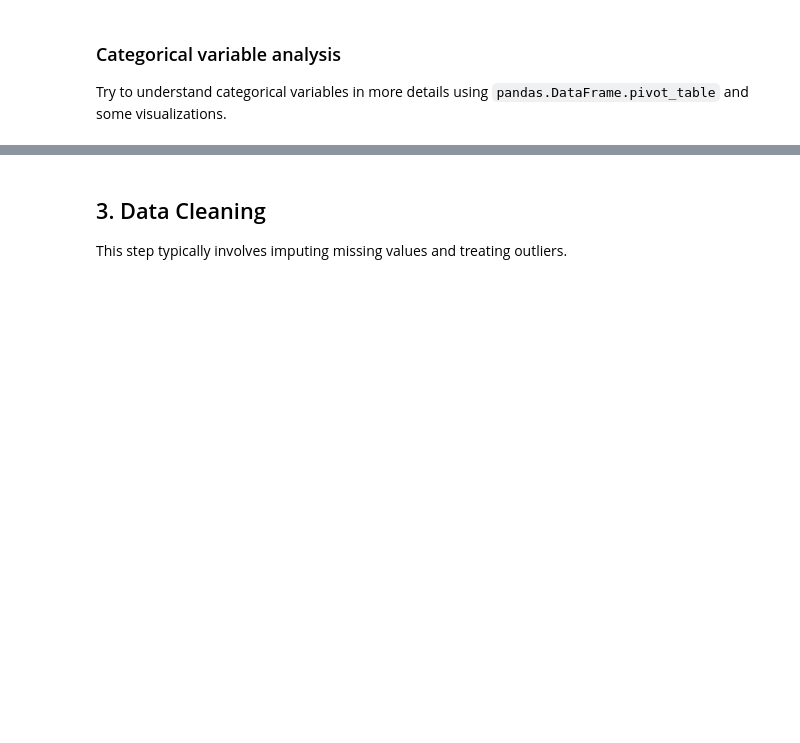
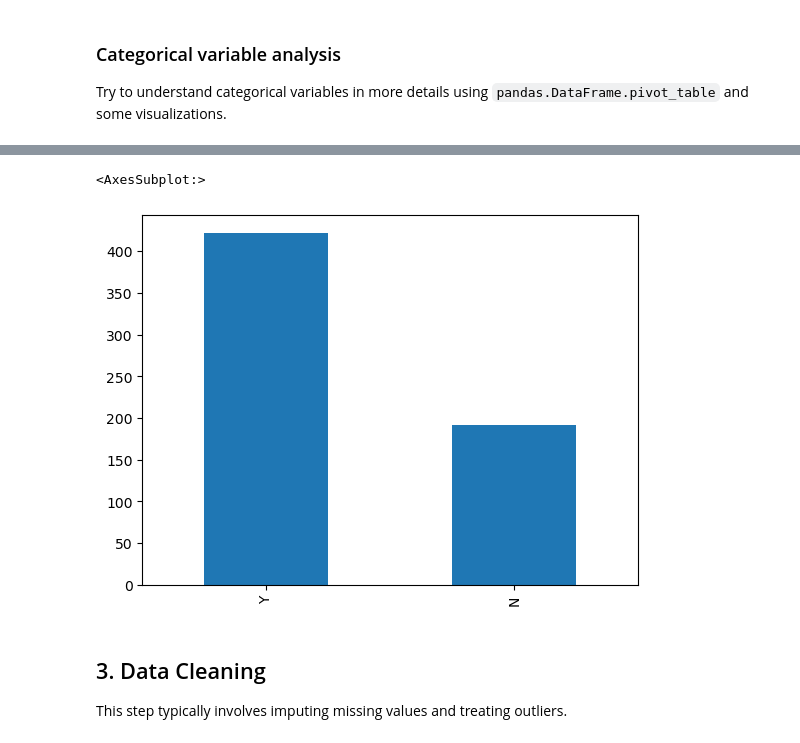
Before and after one commit to dimitrisalavaci/Deployment, a Jupyter notebook: notebooks/instructions.ipynb, the cells around one changed output, grey strips where cells are left out. Cells and saved outputs as stored; diff of their text form; code cells hidden in the pictures; blank space fills up the shorter version.

```diff
--- a/notebooks/instructions.ipynb
+++ b/notebooks/instructions.ipynb
@@ -252,3 +296,8 @@ Try to understand categorical variables in more details using `pandas.DataFrame.
+# %%
+df['Loan_Status'].value_counts().plot.bar()
+# %% [output]
+<AxesSubplot:>
+[figure, added]
 # %% [markdown]
 ## 3. Data Cleaning
 
```
Also changed, not shown: parts of 32 cells of this notebook.
